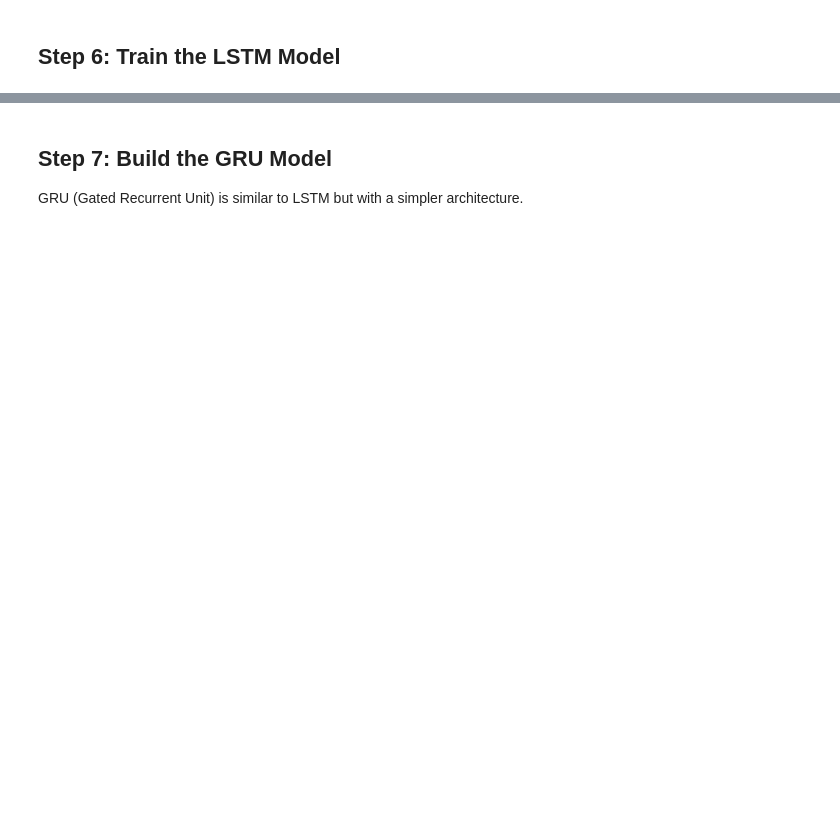
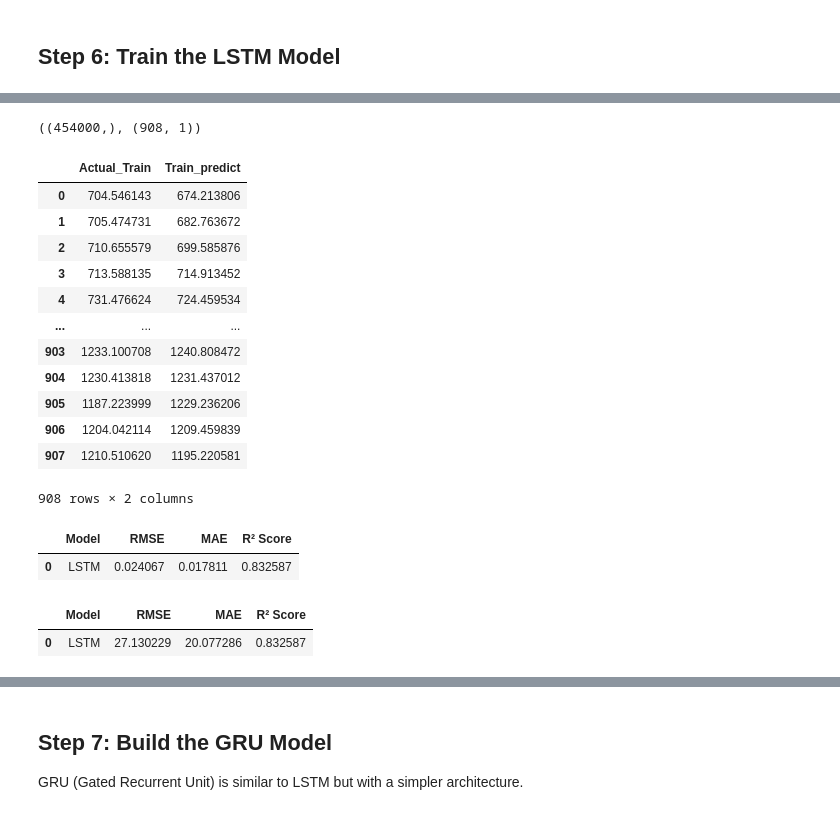
Before and after one commit to snehangshu2002/stock-lstm-gru, a Jupyter notebook: notebooks/analysis_simple.ipynb, the cells around one changed output, grey strips where cells are left out. Drawn from its saved outputs; the diff is of its cells as text; code cells hidden in the pictures; blank space fills up the shorter version.

```diff
--- a/notebooks/analysis_simple.ipynb
+++ b/notebooks/analysis_simple.ipynb
@@ -423,0 +405,60 @@ LSTM training completed!
+# %%
+train_predict=y_scaler.inverse_transform(X_train_lstm_predictions)
+test_predict=y_scaler.inverse_transform(X_test_lstm_predictions)
+# %%
+X_train_raw.reshape(-1).shape,train_predict.shape
+# %% [output]
+((454000,), (908, 1))
+# %%
+pd.DataFrame({
+    "Actual_Train": y_train_raw,  # Use y_train instead of X_train_raw
+    "Train_predict": train_predict.reshape(-1) # Flattens to (908,)
+})
+# %% [output]
+|  | Actual_Train | Train_predict |
+| 0 | 704.546143 | 674.213806 |
+| 1 | 705.474731 | 682.763672 |
+| 2 | 710.655579 | 699.585876 |
+| 3 | 713.588135 | 714.913452 |
+| 4 | 731.476624 | 724.459534 |
+| ... | ... | ... |
+| 903 | 1233.100708 | 1240.808472 |
+| 904 | 1230.413818 | 1231.437012 |
+| 905 | 1187.223999 | 1229.236206 |
+| 906 | 1204.042114 | 1209.459839 |
+| 907 | 1210.510620 | 1195.220581 |
+908 rows × 2 columns
+# %%
+# Calculate evaluation metrics for LSTM
+lstm_rmse = np.sqrt(mean_squared_error(y_test, X_test_lstm_predictions))
+lstm_mae = mean_absolute_error(y_test, X_test_lstm_predictions)
+lstm_r2 = r2_score(y_test, X_test_lstm_predictions)
+
+# Create comparison table
+comparison_df = pd.DataFrame({
+    'Model': ['LSTM'],
+    'RMSE': [lstm_rmse],
+    'MAE': [lstm_mae],
+    'R² Score': [lstm_r2]
+})
+comparison_df
+# %% [output]
+|  | Model | RMSE | MAE | R² Score |
+| 0 | LSTM | 0.024067 | 0.017811 | 0.832587 |
+# %%
+# Calculate evaluation metrics for LSTM
+lstm_rmse = np.sqrt(mean_squared_error(y_test_raw, test_predict))
+lstm_mae = mean_absolute_error(y_test_raw, test_predict)
+lstm_r2 = r2_score(y_test_raw, test_predict)
+
+# Create comparison table
+comparison_df = pd.DataFrame({
+    'Model': ['LSTM'],
+    'RMSE': [lstm_rmse],
+    'MAE': [lstm_mae],
+    'R² Score': [lstm_r2]
+})
+comparison_df
+# %% [output]
+|  | Model | RMSE | MAE | R² Score |
+| 0 | LSTM | 27.130229 | 20.077286 | 0.832587 |
```
Also changed, not shown: parts of 36 cells of this notebook.
